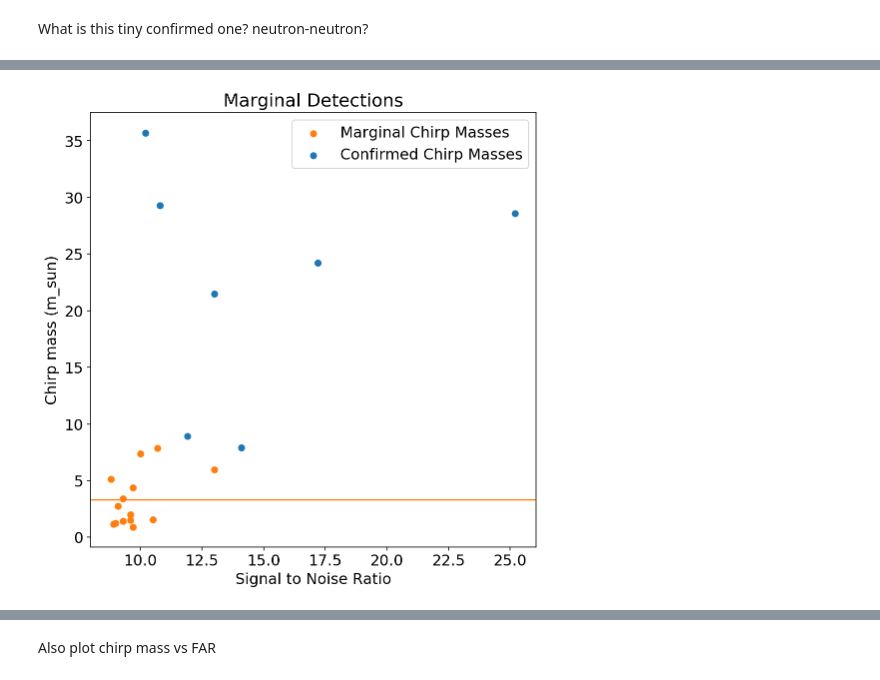
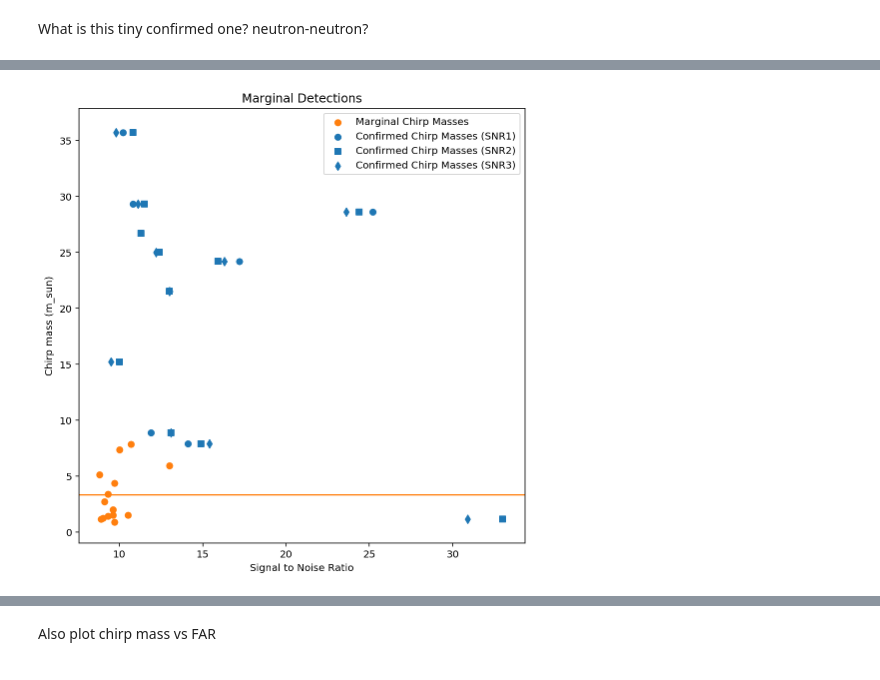
Before and after one commit to charlotteolsen/astrostats_GWproject, a Jupyter notebook: GW_project_massplots.ipynb, the cells around one changed output, grey strips where cells are left out. Cells and saved outputs as stored; diff of their text form; code cells hidden in the pictures.

Commit message:
Read in lists of SNRs and FARs and make SNR plots

```diff
--- a/GW_project_massplots.ipynb
+++ b/GW_project_massplots.ipynb
@@ -352,6 +309,7 @@ Index(['Event', 'GPS Time (s)', 'FAR (yr^-1)', 'Pipeline', 'Network SNR',
 mg = csv_marginals['Detector Frame Chirp Mass (M_sun)']
 mg_events = csv_marginals['Event']
 mg_SNRlist = csv_marginals['Network SNR']
+mg_FARlist = csv_marginals['FAR (yr^-1)']
 
 mg_mass = []
 for i in range(len(mg.values)):
@@ -361,13 +319,22 @@ for i in range(len(mg.values)):
 print(mg_mass)
 mg_ave = np.mean(mg_mass)
 
+
+
 mg_snr = []
 for i in range(len(mg_SNRlist.values)):
     snr = mg_SNRlist.values[i]
     mg_snr.append(snr)
 
-print(mg_mass)
-mg_ave = np.mean(mg_mass)
+
+
+mg_far = []
+for i in range(len(mg_FARlist.values)):
+    far = mg_FARlist.values[i]
+    mg_far.append(snr)
+
+
+
 
 
 eventlist_mg = []
@@ -408,19 +497,21 @@ What is this tiny confirmed one? neutron-neutron?
 # %%
 fig, ax = plt.subplots(figsize = (8,8))
 #ax.errorbar(eventlist,c_mass, yerr = (c_dnerr,c_uperr), label = 'Confirmed Chirp Masses',
 #            linestyle = '', capsize = 6, marker = 'o')
 ax.scatter(mg_snr,mg_mass, label = 'Marginal Chirp Masses', marker = 'o', color = 'C1')
-ax.scatter(snr1_conf,c_mass, label = 'Confirmed Chirp Masses', marker = 'o', color = 'C0')
+ax.scatter(snr1_conf,c_mass, label = 'Confirmed Chirp Masses (SNR1)', marker = 'o', color = 'C0')
+ax.scatter(snr2_conf,c_mass, label = 'Confirmed Chirp Masses (SNR2)', marker = 's', color = 'C0')
+ax.scatter(snr3_conf,c_mass, label = 'Confirmed Chirp Masses (SNR3)', marker = 'd', color = 'C0')
 
 #ax.axhline(c_ave, color = 'C0')
 ax.axhline(mg_ave, color = 'C1')
 
 plt.xlabel('Signal to Noise Ratio')
 plt.ylabel('Chirp mass (m_sun)')
 plt.title('Marginal Detections')
 
 
 
 ax.legend(frameon=True);
 # %% [output]
-[figure, old version]
+[figure, new version]
```
Also changed, not shown: parts of 14 cells of this notebook.
